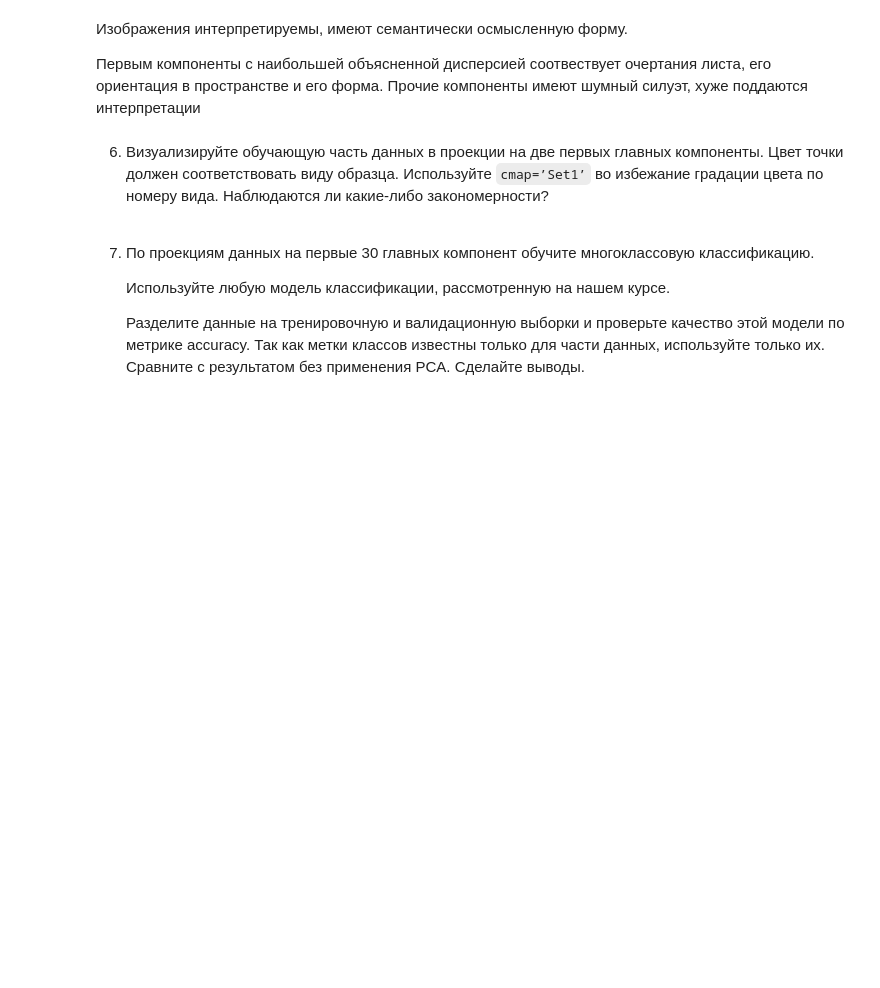
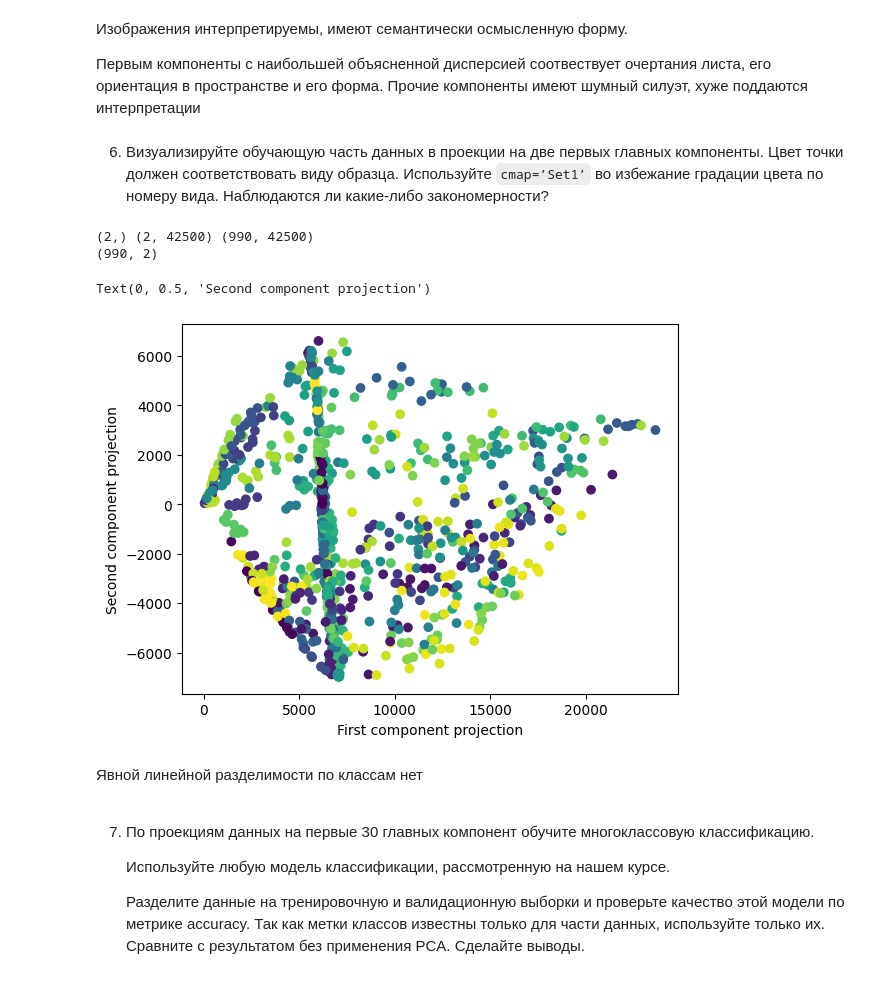
Before and after one commit to NMashalov/2023_OpenMipt_course, a Jupyter notebook: lesson9/dz9.ipynb, the cells around one changed output. Saved outputs shown, nothing was run; the diff lists cells and outputs as text; code cells hidden in the pictures; blank space fills up the shorter version.

```diff
--- a/lesson9/dz9.ipynb
+++ b/lesson9/dz9.ipynb
@@ -209,3 +212,21 @@ np.dot(x, y) / np.linalg.norm(y)
+# %%
+comp = p.components_[:2].copy()
+print(np.linalg.norm(comp,axis=1).shape, comp.shape, X_train.shape)
+comp = comp / np.linalg.norm(comp,axis=1)[:,np.newaxis]
+projection = X_train @ comp.T
+print(projection.shape)
+# %% [output]
+(2,) (2, 42500) (990, 42500)
+(990, 2)
+# %%
+plt.scatter(x=projection[:,0],y=projection[:,1],c=pd.factorize(y_train)[0])
+plt.xlabel('First component projection')
+plt.ylabel('Second component projection')
+# %% [output]
+Text(0, 0.5, 'Second component projection')
+[figure, added]
+# %% [markdown]
+Явной линейной разделимости по классам нет
 # %% [markdown]
 7. По проекциям данных на первые 30 главных компонент обучите многоклассовую классификацию.
 
```
Also changed, not shown: parts of 11 cells of this notebook.
